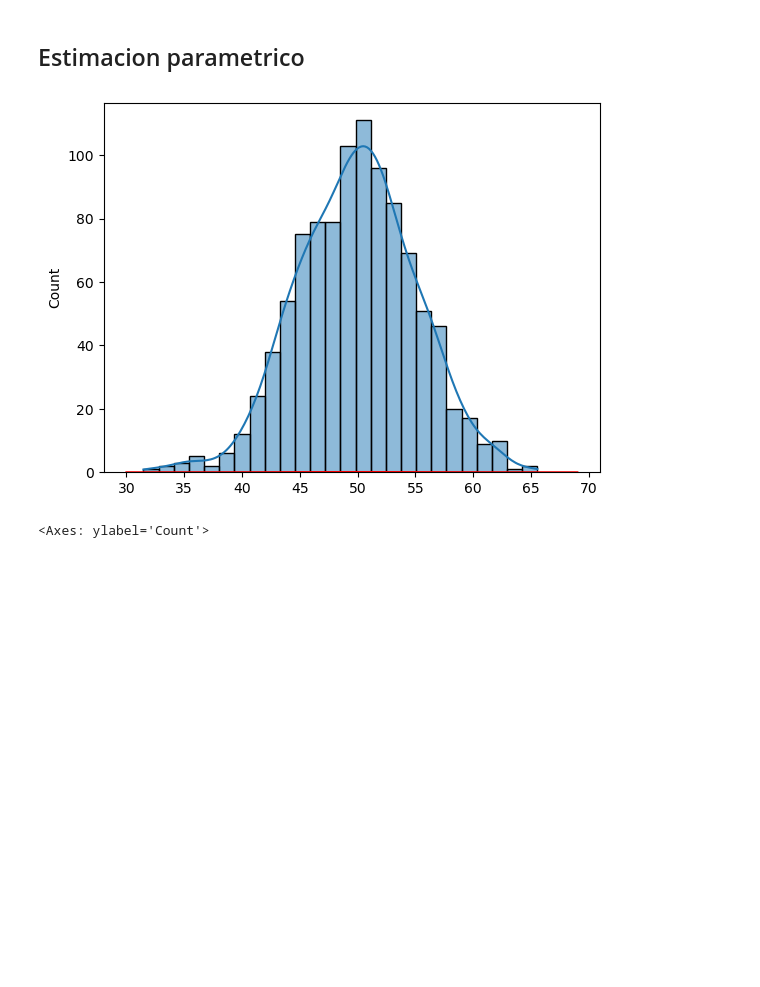
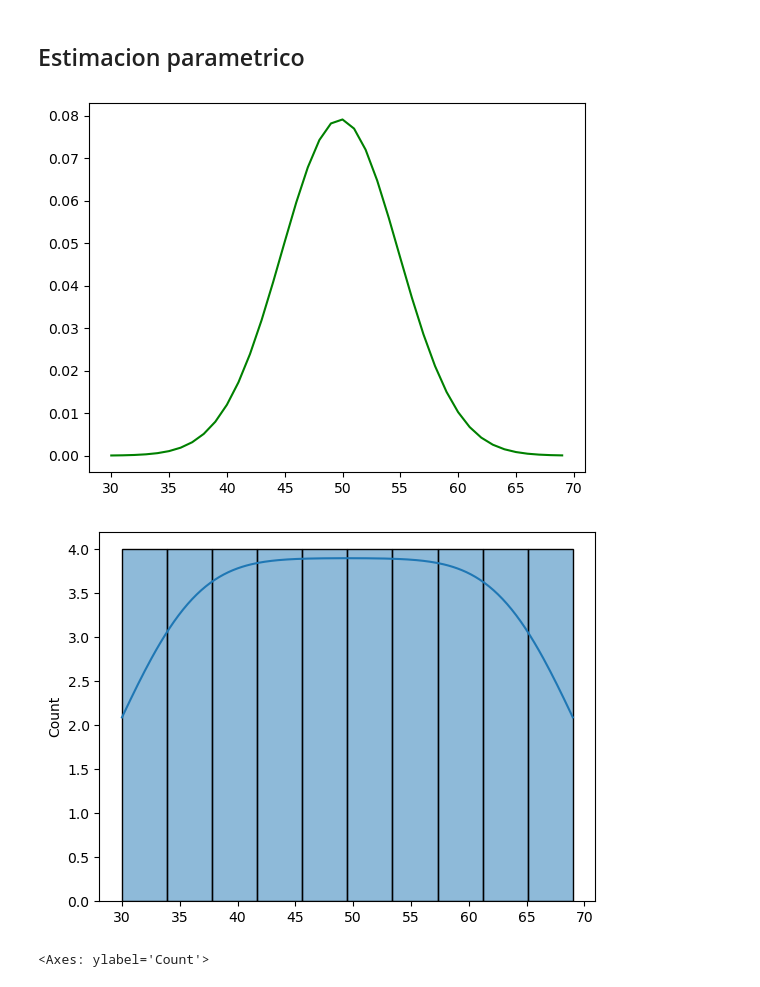
Before and after one commit to data4if/project_math, a Jupyter notebook: how_to_stimate.ipynb, the cells around one changed output. Saved outputs shown, nothing was run; the diff lists cells and outputs as text; code cells hidden in the pictures; blank space fills up the shorter version.

```diff
--- a/how_to_stimate.ipynb
+++ b/how_to_stimate.ipynb
@@ -10,24 +10,24 @@ import matplotlib.pyplot as plt
 # %%
 # loc = promediod, scale -> std o desviacion estandar
 sample_2 = normal(loc=50,scale=5,size=1000)
 miu = sample_2.mean()
 std = sample_2.std()
 
 prob, val =np.unique(sample_2/len(sample_2),return_counts=True)
-data_density = pd.DataFrame(density)
 # Pendiente como hacer coincidir las dos graficas
 # usando seaborn / En la clase usando matplot lo logran
 dist = norm(miu,std)
 values = [x for x in range(30,70)]
 probabilities = [ dist.pdf(x) for x in values]
 # Como usar la funcion unique
 #values, proba = np.unique()
-#sns.histplot(data=density)
-sns.lineplot(x=values,y=probabilities, color='red')
-sns.histplot(data=sample_2, kde=True)
+sns.lineplot(x=values,y=probabilities, color='green')
 plt.show()
+sns.histplot(data=values, kde=True, bins=10)
+plt.show()
 # %% [output]
-[figure, old version]
+[figure, new version]
+[figure, added]
 # %%
 # Datos randon que se generan con una distribucion de
 # campana de gauss
```
Also changed, not shown: 5 other files.
